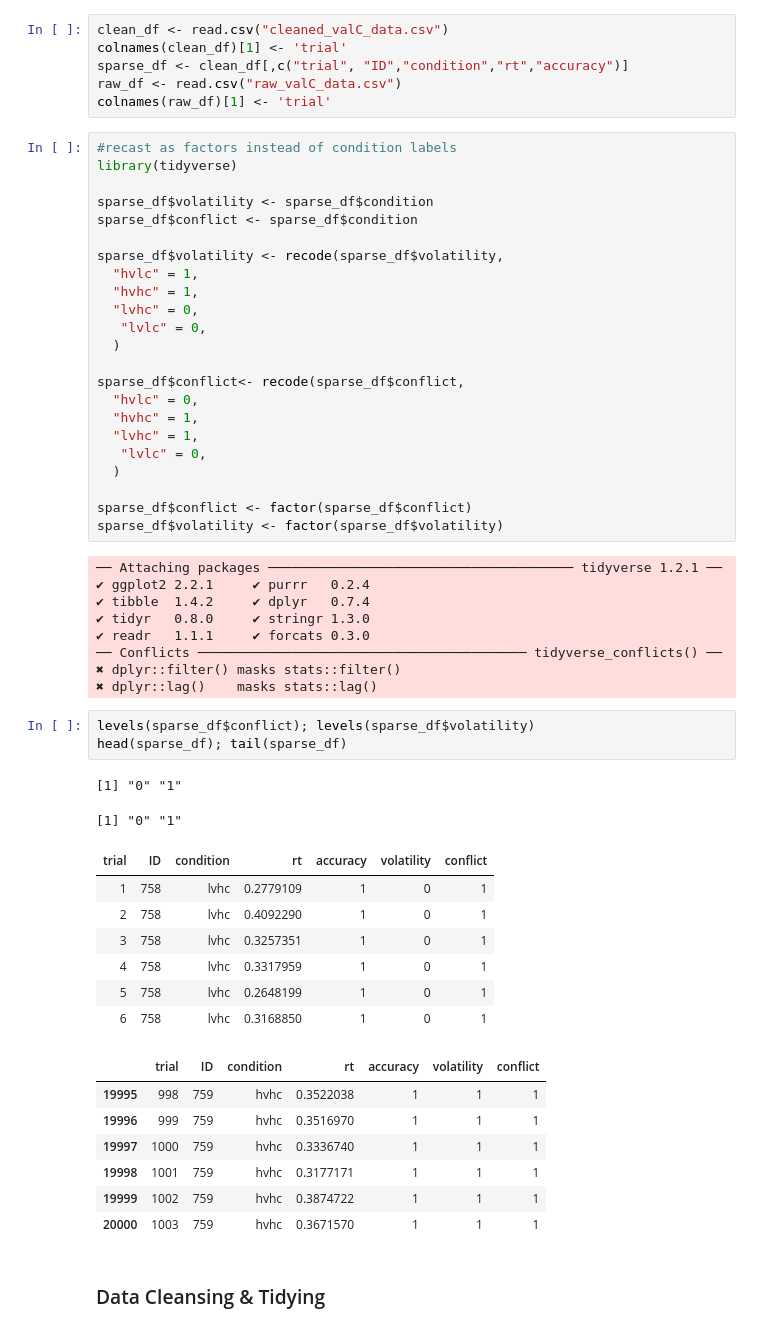
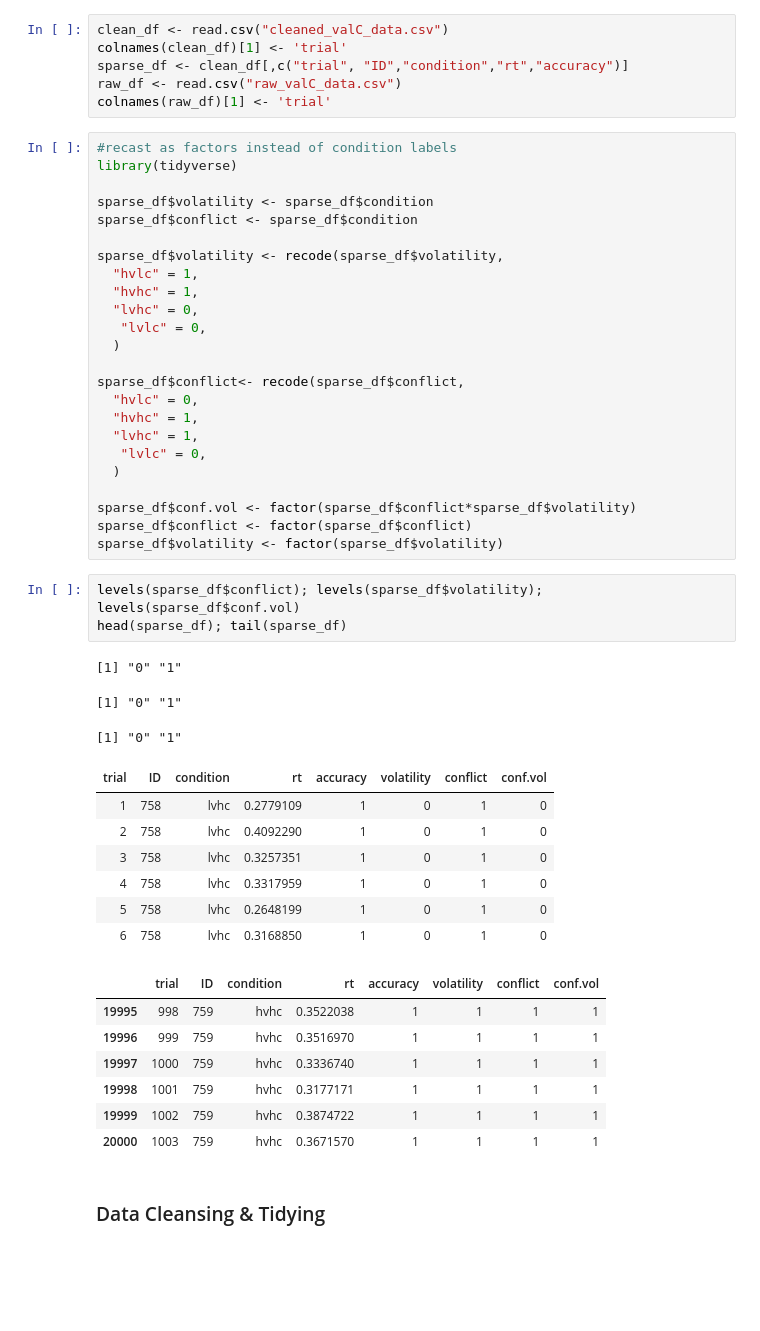
Before and after one commit to kalexandriabond/bond_DSPN_S18, a Jupyter notebook: BOND_DSPN_S18_FinalProject.ipynb, the cells around one changed output. Cells and saved outputs as stored; diff of their text form; blank space fills up the shorter version.

```diff
--- a/BOND_DSPN_S18_FinalProject.ipynb
+++ b/BOND_DSPN_S18_FinalProject.ipynb
@@ -109,37 +98,30 @@ sparse_df$conflict<- recode(sparse_df$conflict,
    "lvlc" = 0,
   )
 
+sparse_df$conf.vol <- factor(sparse_df$conflict*sparse_df$volatility)
 sparse_df$conflict <- factor(sparse_df$conflict)
 sparse_df$volatility <- factor(sparse_df$volatility)
-# %% [output]
-── Attaching packages ─────────────────────────────────────── tidyverse 1.2.1 ──
-✔ ggplot2 2.2.1     ✔ purrr   0.2.4
-✔ tibble  1.4.2     ✔ dplyr   0.7.4
-✔ tidyr   0.8.0     ✔ stringr 1.3.0
-✔ readr   1.1.1     ✔ forcats 0.3.0
-── Conflicts ────────────────────────────────────────── tidyverse_conflicts() ──
-✖ dplyr::filter() masks stats::filter()
-✖ dplyr::lag()    masks stats::lag()
 # %%
-levels(sparse_df$conflict); levels(sparse_df$volatility)
+levels(sparse_df$conflict); levels(sparse_df$volatility); levels(sparse_df$conf.vol)
 head(sparse_df); tail(sparse_df)
 # %% [output]
 [1] "0" "1"
 [1] "0" "1"
+[1] "0" "1"
-| trial | ID | condition | rt | accuracy | volatility | conflict |
-| 1 | 758 | lvhc | 0.2779109 | 1 | 0 | 1 |
-| 2 | 758 | lvhc | 0.4092290 | 1 | 0 | 1 |
-| 3 | 758 | lvhc | 0.3257351 | 1 | 0 | 1 |
-| 4 | 758 | lvhc | 0.3317959 | 1 | 0 | 1 |
-| 5 | 758 | lvhc | 0.2648199 | 1 | 0 | 1 |
-| 6 | 758 | lvhc | 0.3168850 | 1 | 0 | 1 |
+| trial | ID | condition | rt | accuracy | volatility | conflict | conf.vol |
+| 1 | 758 | lvhc | 0.2779109 | 1 | 0 | 1 | 0 |
+| 2 | 758 | lvhc | 0.4092290 | 1 | 0 | 1 | 0 |
+| 3 | 758 | lvhc | 0.3257351 | 1 | 0 | 1 | 0 |
+| 4 | 758 | lvhc | 0.3317959 | 1 | 0 | 1 | 0 |
+| 5 | 758 | lvhc | 0.2648199 | 1 | 0 | 1 | 0 |
+| 6 | 758 | lvhc | 0.3168850 | 1 | 0 | 1 | 0 |
-|  | trial | ID | condition | rt | accuracy | volatility | conflict |
-| 19995 | 998 | 759 | hvhc | 0.3522038 | 1 | 1 | 1 |
-| 19996 | 999 | 759 | hvhc | 0.3516970 | 1 | 1 | 1 |
-| 19997 | 1000 | 759 | hvhc | 0.3336740 | 1 | 1 | 1 |
-| 19998 | 1001 | 759 | hvhc | 0.3177171 | 1 | 1 | 1 |
-| 19999 | 1002 | 759 | hvhc | 0.3874722 | 1 | 1 | 1 |
-| 20000 | 1003 | 759 | hvhc | 0.3671570 | 1 | 1 | 1 |
+|  | trial | ID | condition | rt | accuracy | volatility | conflict | conf.vol |
+| 19995 | 998 | 759 | hvhc | 0.3522038 | 1 | 1 | 1 | 1 |
+| 19996 | 999 | 759 | hvhc | 0.3516970 | 1 | 1 | 1 | 1 |
+| 19997 | 1000 | 759 | hvhc | 0.3336740 | 1 | 1 | 1 | 1 |
+| 19998 | 1001 | 759 | hvhc | 0.3177171 | 1 | 1 | 1 | 1 |
+| 19999 | 1002 | 759 | hvhc | 0.3874722 | 1 | 1 | 1 | 1 |
+| 20000 | 1003 | 759 | hvhc | 0.3671570 | 1 | 1 | 1 | 1 |
 # %% [markdown]
 ### Data Cleansing & Tidying
 # %% [markdown]
```
Also changed, not shown: parts of 76 cells of this notebook.
